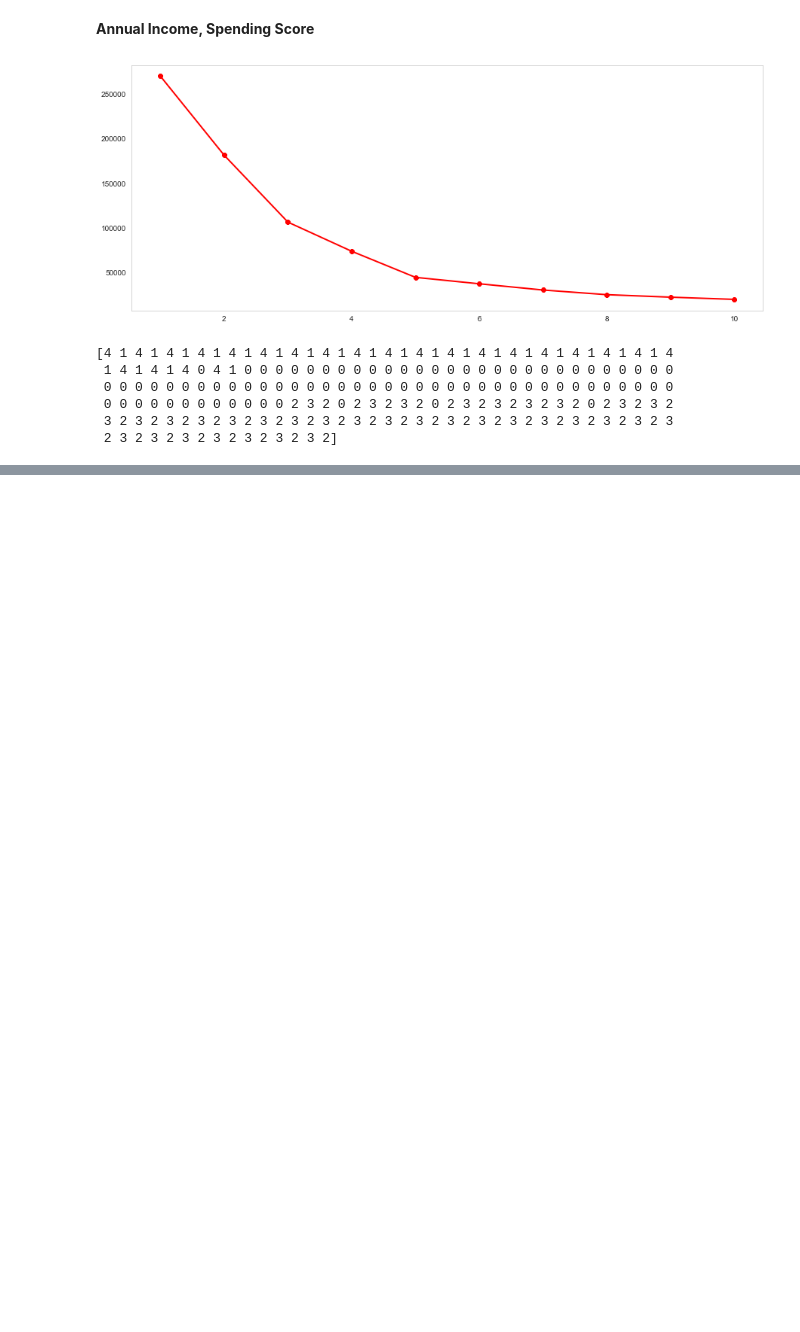
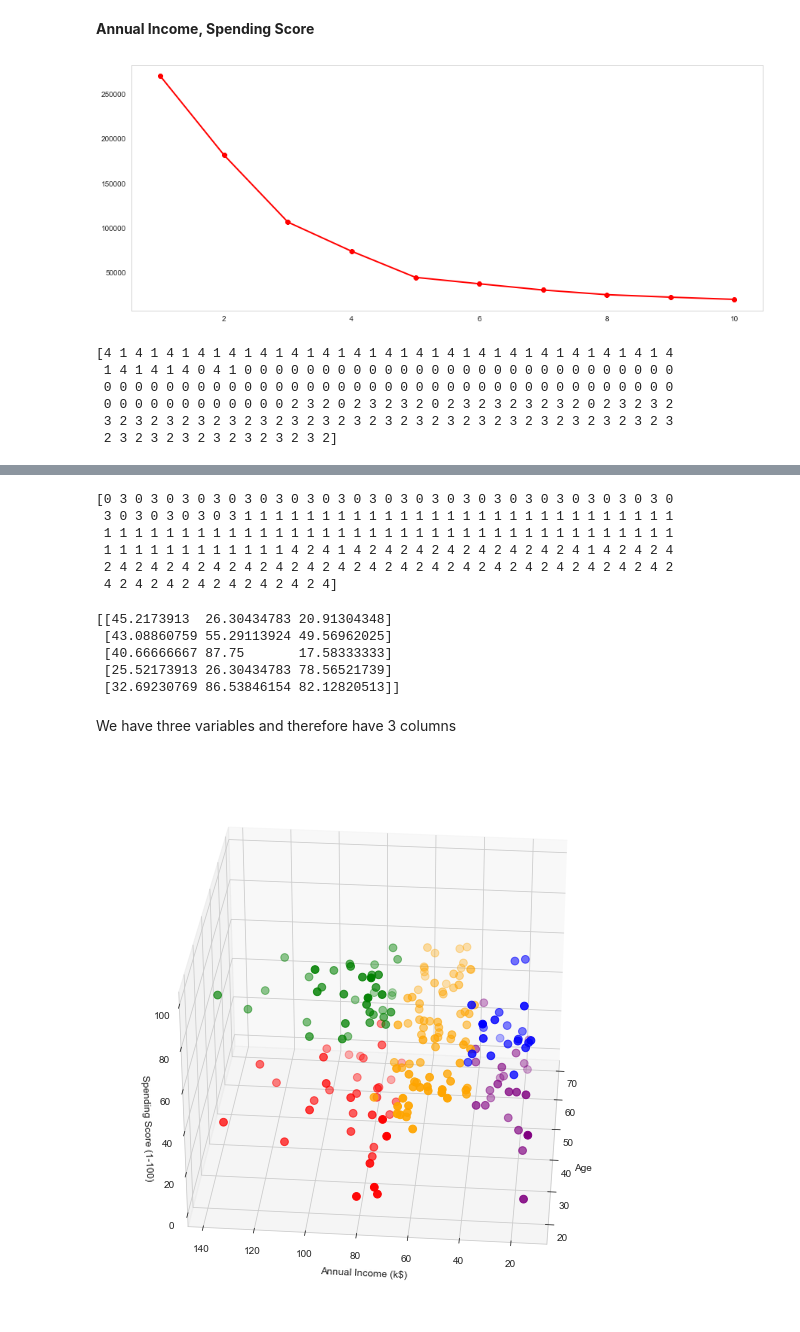
Before and after one commit to mlyngholm/mall, a Jupyter notebook: Customer segmentation.ipynb, the cells around one changed output, grey strips where cells are left out. Cells and saved outputs as stored; diff of their text form; code cells hidden in the pictures; blank space fills up the shorter version.

```diff
--- a/Customer segmentation.ipynb
+++ b/Customer segmentation.ipynb
@@ -323,0 +359,46 @@ plt.show()
+# %%
+kmeans= KMeans(n_clusters=5)
+
+label = kmeans.fit_predict(X3)
+
+print(label)
+# %% [output]
+[0 3 0 3 0 3 0 3 0 3 0 3 0 3 0 3 0 3 0 3 0 3 0 3 0 3 0 3 0 3 0 3 0 3 0 3 0
+ 3 0 3 0 3 0 3 0 3 1 1 1 1 1 1 1 1 1 1 1 1 1 1 1 1 1 1 1 1 1 1 1 1 1 1 1 1
+ 1 1 1 1 1 1 1 1 1 1 1 1 1 1 1 1 1 1 1 1 1 1 1 1 1 1 1 1 1 1 1 1 1 1 1 1 1
+ 1 1 1 1 1 1 1 1 1 1 1 1 4 2 4 1 4 2 4 2 4 2 4 2 4 2 4 2 4 2 4 1 4 2 4 2 4
+ 2 4 2 4 2 4 2 4 2 4 2 4 2 4 2 4 2 4 2 4 2 4 2 4 2 4 2 4 2 4 2 4 2 4 2 4 2
+ 4 2 4 2 4 2 4 2 4 2 4 2 4 2 4]
+# %%
+print(kmeans.cluster_centers_)
+# %% [output]
+[[45.2173913  26.30434783 20.91304348]
+ [43.08860759 55.29113924 49.56962025]
+ [40.66666667 87.75       17.58333333]
+ [25.52173913 26.30434783 78.56521739]
+ [32.69230769 86.53846154 82.12820513]]
+# %% [markdown]
+We have three variables and therefore have 3 columns
+# %%
+clusters = kmeans.fit_predict(X3)
+df["label"] = clusters
+
+from mpl_toolkits.mplot3d import Axes3D
+
+fig = plt.figure(figsize=(20,10))
+ax = fig.add_subplot(111, projection='3d')
+ax.scatter(df.Age[df.label == 0], df["Annual Income (k$)"][df.label == 0], df["Spending Score (1-100)"][df.label == 0], c="blue", s=60)
+ax.scatter(df.Age[df.label == 1], df["Annual Income (k$)"][df.label == 1], df["Spending Score (1-100)"][df.label == 1], c="red", s=60)
+ax.scatter(df.Age[df.label == 2], df["Annual Income (k$)"][df.label == 2], df["Spending Score (1-100)"][df.label == 2], c="orange", s=60)
+ax.scatter(df.Age[df.label == 3], df["Annual Income (k$)"][df.label == 3], df["Spending Score (1-100)"][df.label == 3], c="green", s=60)
+ax.scatter(df.Age[df.label == 4], df["Annual Income (k$)"][df.label == 4], df["Spending Score (1-100)"][df.label == 4], c="purple", s=60)
+
+
+ax.view_init(30,185)
+
+plt.xlabel("Age")
+plt.ylabel("Annual Income (k$)")
+ax.set_zlabel("Spending Score (1-100)")
+plt.show()
+# %% [output]
+[figure, added]
```
Also changed, not shown: parts of 7 cells of this notebook.
